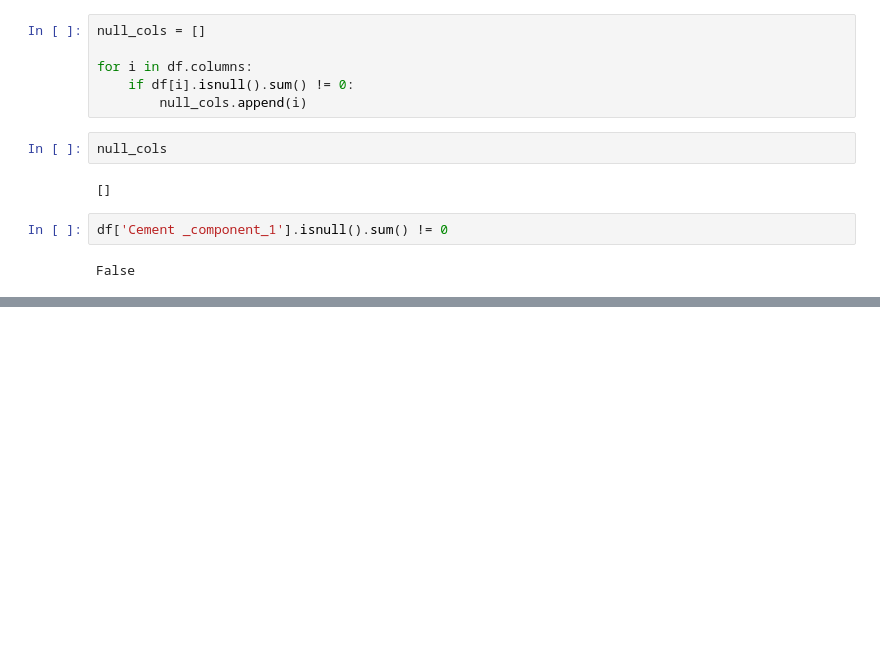
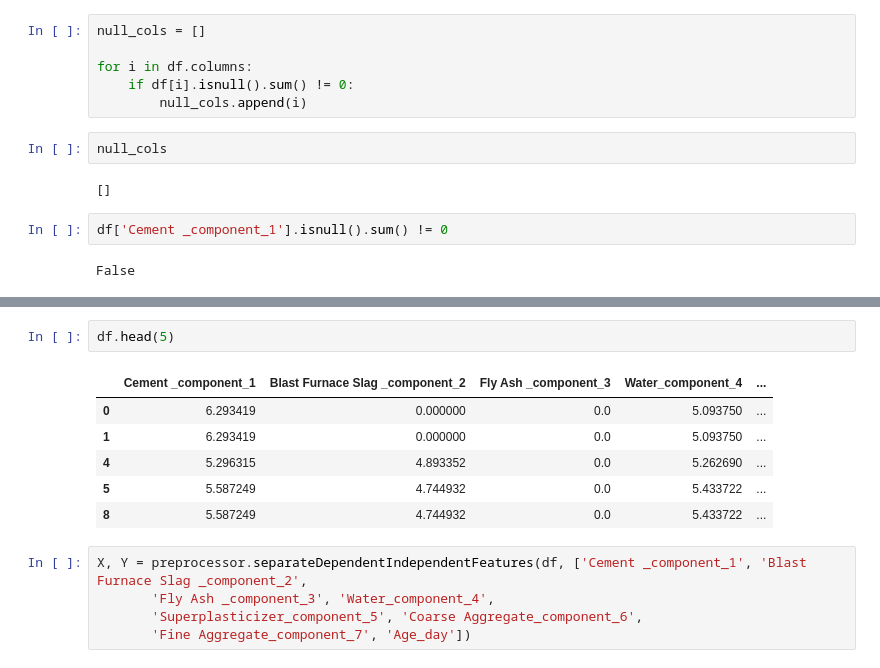
Before and after one commit to ghimanshu98/CementStrengthPredicition, a Jupyter notebook: temp.ipynb, the cells around one changed output, grey strips where cells are left out. Saved outputs shown, nothing was run; the diff lists cells and outputs as text; blank space fills up the shorter version.

```diff
--- a/temp.ipynb
+++ b/temp.ipynb
@@ -387,0 +438,14 @@ False
+# %%
+df.head(5)
+# %% [output]
+|  | Cement _component_1 | Blast Furnace Slag _component_2 | Fly Ash _component_3 | Water_component_4 | ... |
+| 0 | 6.293419 | 0.000000 | 0.0 | 5.093750 | ... |
+| 1 | 6.293419 | 0.000000 | 0.0 | 5.093750 | ... |
+| 4 | 5.296315 | 4.893352 | 0.0 | 5.262690 | ... |
+| 5 | 5.587249 | 4.744932 | 0.0 | 5.433722 | ... |
+| 8 | 5.587249 | 4.744932 | 0.0 | 5.433722 | ... |
+# %%
+X, Y = preprocessor.separateDependentIndependentFeatures(df, ['Cement _component_1', 'Blast Furnace Slag _component_2',
+       'Fly Ash _component_3', 'Water_component_4',
+       'Superplasticizer_component_5', 'Coarse Aggregate_component_6',
+       'Fine Aggregate_component_7', 'Age_day'])
```
Also changed, not shown: parts of 14 cells of this notebook, 7 other files.
